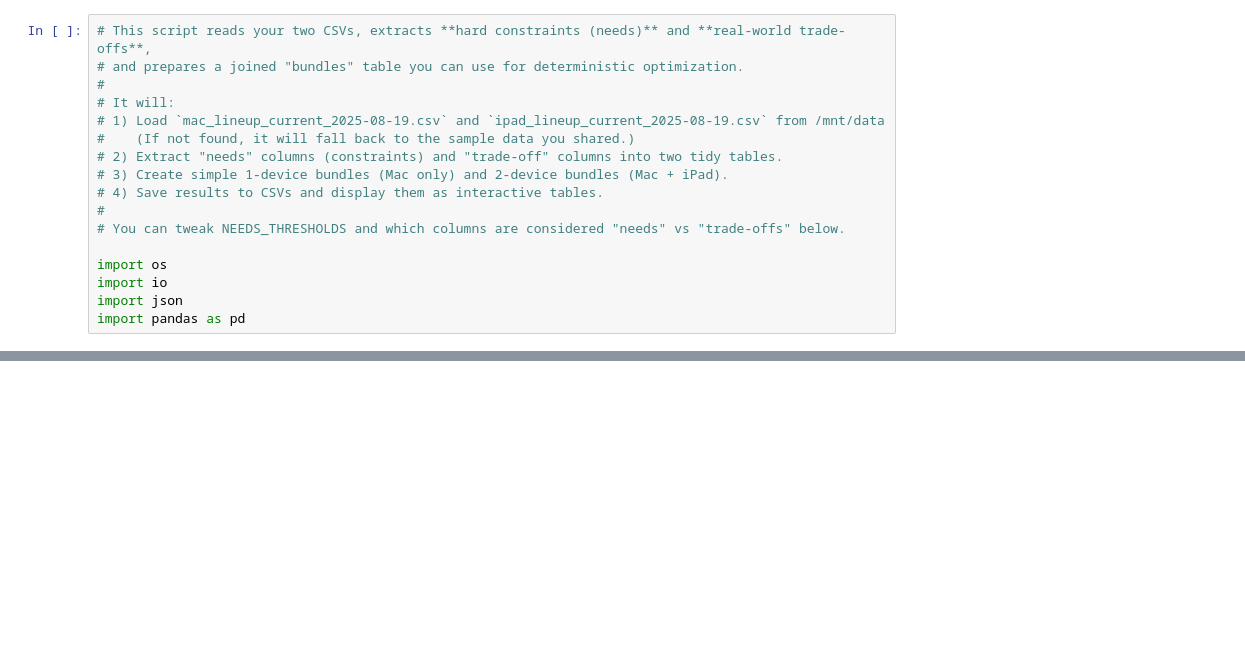
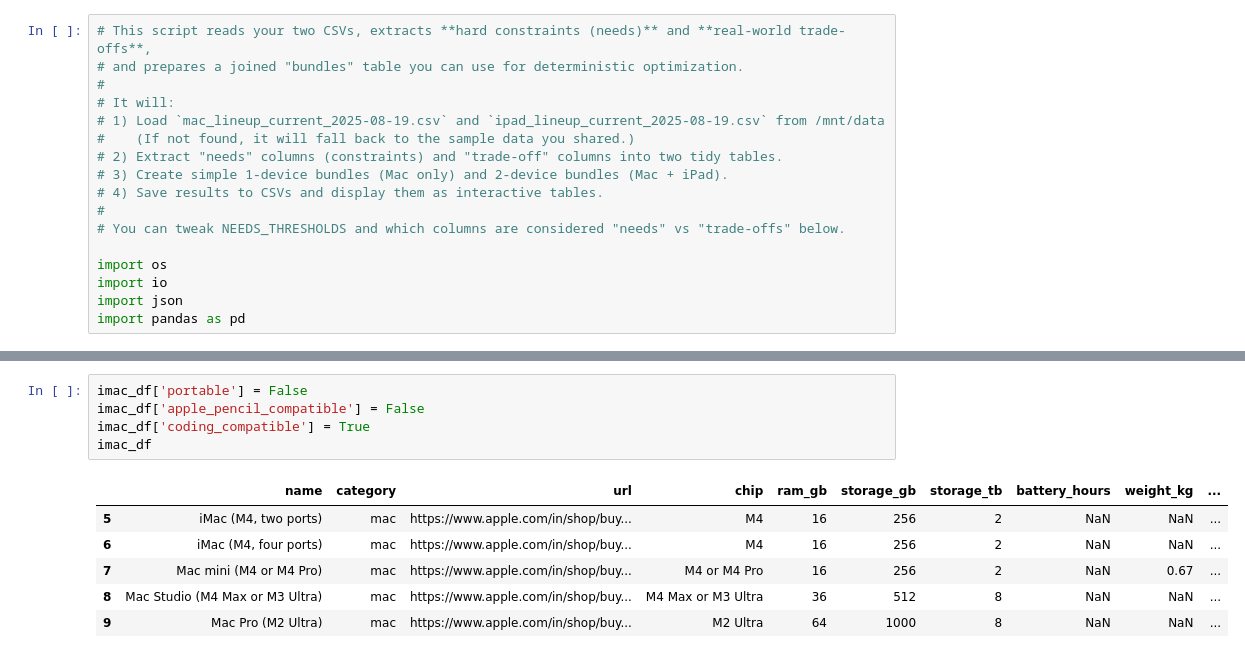
Before and after one commit to vb2317/stateoverflow, a Jupyter notebook: device-decision-tree/device-data/apple_products_optimizer.ipynb, the cells around one changed output, grey strips where cells are left out. Cells and saved outputs as stored; diff of their text form; blank space fills up the shorter version.

```diff
--- a/device-decision-tree/device-data/apple_products_optimizer.ipynb
+++ b/device-decision-tree/device-data/apple_products_optimizer.ipynb
@@ -65,0 +61,12 @@ ipad_df
+# %%
+imac_df['portable'] = False
+imac_df['apple_pencil_compatible'] = False
+imac_df['coding_compatible'] = True
+imac_df
+# %% [output]
+|  | name | category | url | chip | ram_gb | storage_gb | storage_tb | battery_hours | weight_kg | ... |
+| 5 | iMac (M4, two ports) | mac | https://www.apple.com/in/shop/buy... | M4 | 16 | 256 | 2 | NaN | NaN | ... |
+| 6 | iMac (M4, four ports) | mac | https://www.apple.com/in/shop/buy... | M4 | 16 | 256 | 2 | NaN | NaN | ... |
+| 7 | Mac mini (M4 or M4 Pro) | mac | https://www.apple.com/in/shop/buy... | M4 or M4 Pro | 16 | 256 | 2 | NaN | 0.67 | ... |
+| 8 | Mac Studio (M4 Max or M3 Ultra) | mac | https://www.apple.com/in/shop/buy... | M4 Max or M3 Ultra | 36 | 512 | 8 | NaN | NaN | ... |
+| 9 | Mac Pro (M2 Ultra) | mac | https://www.apple.com/in/shop/buy... | M2 Ultra | 64 | 1000 | 8 | NaN | NaN | ... |
```
Also changed, not shown: parts of 6 cells of this notebook, 2 other files.
